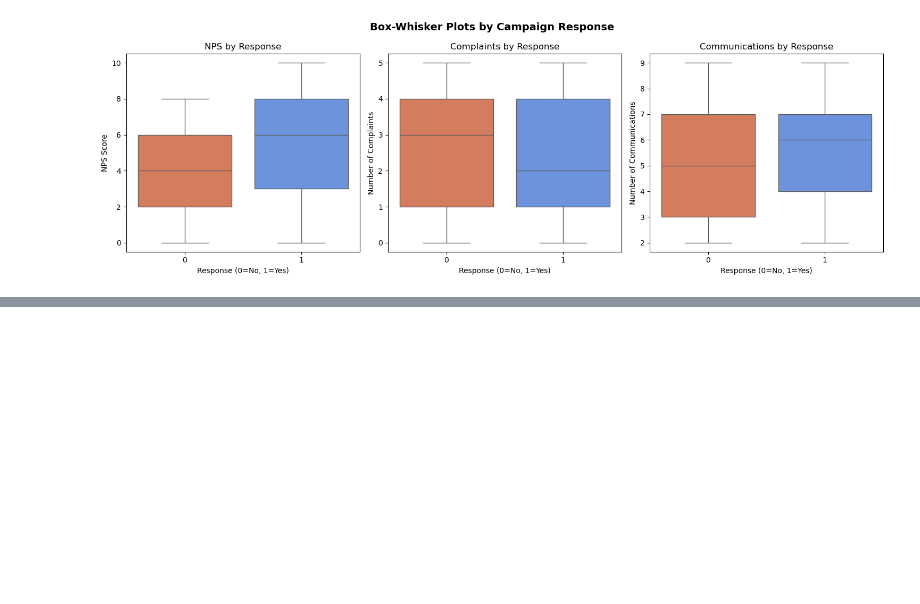
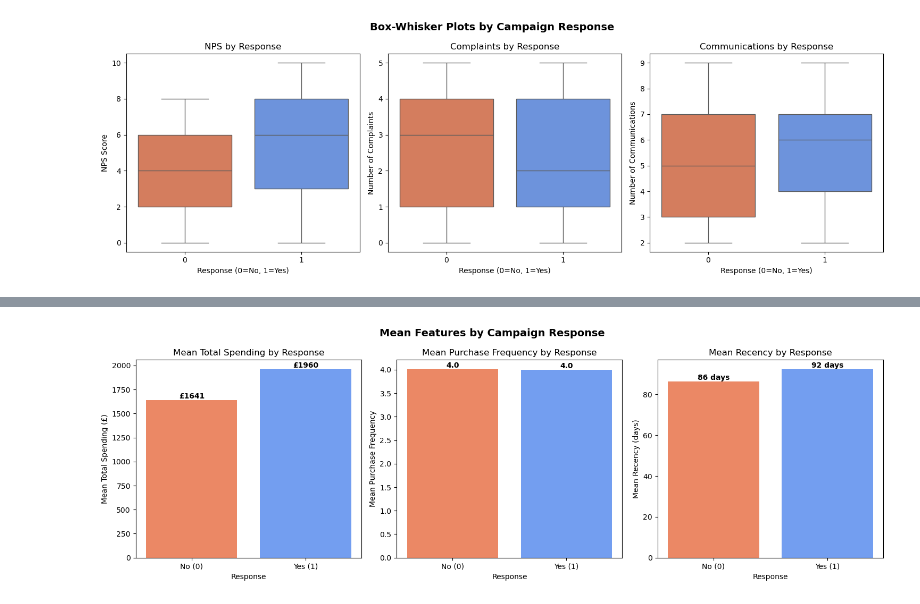
Before and after one commit to Aliona83/retail-customer-analytics, a Jupyter notebook: notebooks/02_eda.ipynb, the cells around one changed output, grey strips where cells are left out. Saved outputs shown, nothing was run; the diff lists cells and outputs as text; code cells hidden in the pictures; blank space fills up the shorter version.

```diff
--- a/notebooks/02_eda.ipynb
+++ b/notebooks/02_eda.ipynb
@@ -135,0 +129,47 @@ nps_group    N  N_plus   RR%
+# %%
+# ================================================
+# Task 3 — Bar Charts: Mean Features by Response
+# ================================================
+
+fig, axes = plt.subplots(1, 3, figsize=(15, 5))
+
+# Feature 1 - Total Spending
+means1 = master.groupby('response')['Total_Spending'].mean()
+axes[0].bar(['No (0)', 'Yes (1)'], means1.values,
+            color=['#e8734a', '#5b8dee'], alpha=0.85)
+axes[0].set_title('Mean Total Spending by Response')
+axes[0].set_xlabel('Response')
+axes[0].set_ylabel('Mean Total Spending (£)')
+for j, v in enumerate(means1.values):
+    axes[0].text(j, v + v*0.01, f'£{v:.0f}',
+                ha='center', fontweight='bold')
+
+# Feature 2 - Purchase Frequency
+means2 = master.groupby('response')['Purchase_Frequency'].mean()
+axes[1].bar(['No (0)', 'Yes (1)'], means2.values,
+            color=['#e8734a', '#5b8dee'], alpha=0.85)
+axes[1].set_title('Mean Purchase Frequency by Response')
+axes[1].set_xlabel('Response')
+axes[1].set_ylabel('Mean Purchase Frequency')
+for j, v in enumerate(means2.values):
+    axes[1].text(j, v + v*0.01, f'{v:.1f}',
+                ha='center', fontweight='bold')
+
+# Feature 3 - Recency
+means3 = master.groupby('response')['Recency'].mean()
+axes[2].bar(['No (0)', 'Yes (1)'], means3.values,
+            color=['#e8734a', '#5b8dee'], alpha=0.85)
+axes[2].set_title('Mean Recency by Response')
+axes[2].set_xlabel('Response')
+axes[2].set_ylabel('Mean Recency (days)')
+for j, v in enumerate(means3.values):
+    axes[2].text(j, v + v*0.01, f'{v:.0f} days',
+                ha='center', fontweight='bold')
+
+plt.suptitle('Mean Features by Campaign Response',
+             fontsize=14, fontweight='bold')
+plt.tight_layout()
+plt.savefig('../data/barplots_features.png', dpi=150)
+plt.show()
+# %% [output]
+[figure, added]
```
Also changed, not shown: parts of 3 cells of this notebook, 6 other files.
